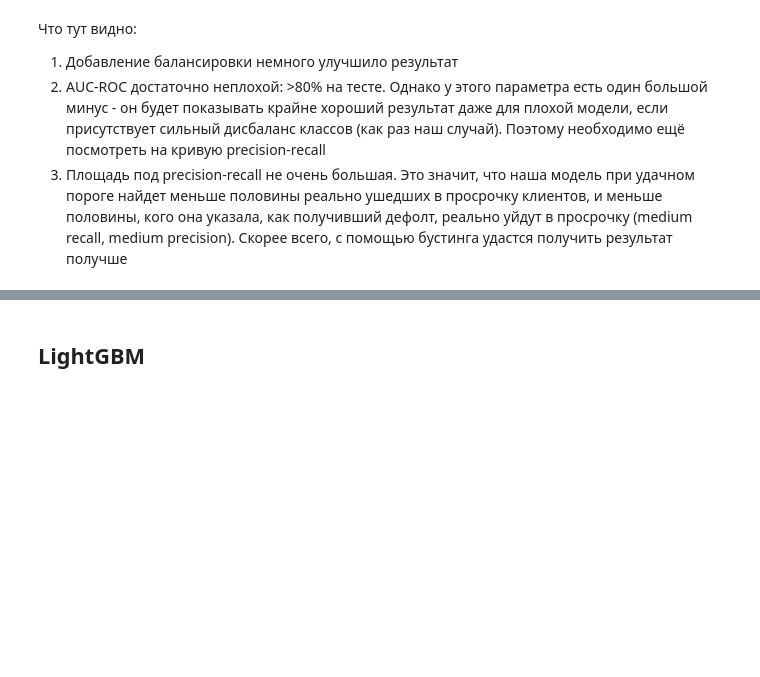
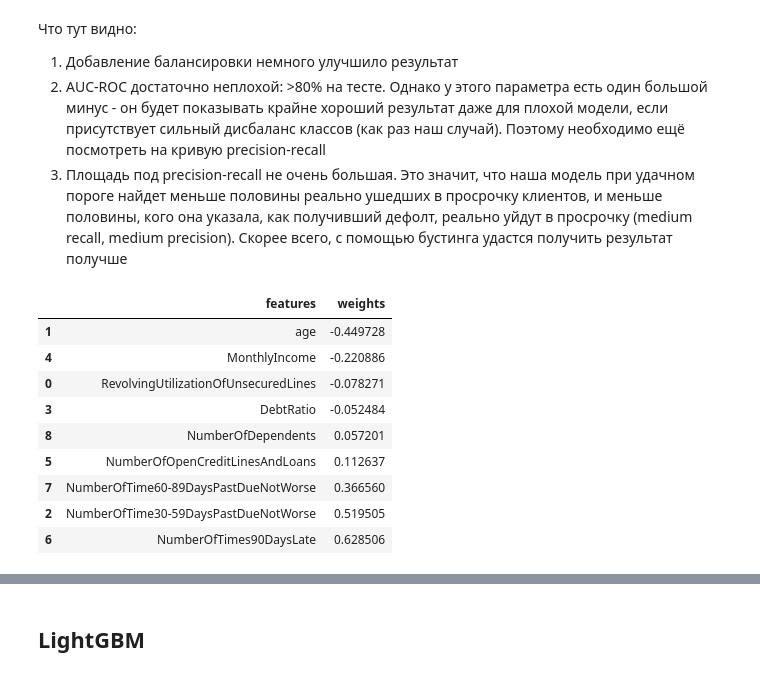
Before and after one commit to Astemir90/Raiff_Group5_CreditScoring, a Jupyter notebook: Project.ipynb, the cells around one changed output, grey strips where cells are left out. Saved outputs shown, nothing was run; the diff lists cells and outputs as text; code cells hidden in the pictures; blank space fills up the shorter version.

Commit message:
Add files via upload
Added weights

```diff
--- a/Project.ipynb
+++ b/Project.ipynb
@@ -142,7 +142,8 @@ df.groupby('SeriousDlqin2yrs')[features].mean()
 # %%
 df['age'] = df['age'].replace(0, df['age'].mode()[0])
 df['MonthlyIncome'].fillna(df['MonthlyIncome'].median(), inplace=True)
-df['NumberOfDependents'].fillna(df['NumberOfDependents'].median(), inplace=True)
+df['NumberOfDependents'].fillna(
+    df['NumberOfDependents'].median(), inplace=True)
 # %% [markdown]
 ### Отдельные признаки
 # %% [markdown]
@@ -310,7 +313,8 @@ TEST_SIZE = 0.25
 # %%
 from sklearn.model_selection import train_test_split
 
-X_train, X_test, y_train, y_test = train_test_split(X, y, test_size=TEST_SIZE, random_state=RANDOM_STATE)
+X_train, X_test, y_train, y_test = train_test_split(
+    X, y, test_size=TEST_SIZE, random_state=RANDOM_STATE)
 # %%
 from sklearn.preprocessing import StandardScaler
 
@@ -439,3 +448,19 @@ A system with high recall but low precision returns many results, but most of it
 1. Добавление балансировки немного улучшило результат
 1. AUC-ROC достаточно неплохой: >80% на тесте. Однако у этого параметра есть один большой минус - он будет показывать крайне хороший результат даже для плохой модели, если присутствует сильный дисбаланс классов (как раз наш случай). Поэтому необходимо ещё посмотреть на кривую precision-recall
 3. Площадь под precision-recall не очень большая. Это значит, что наша модель при удачном пороге найдет меньше половины реально ушедших в просрочку клиентов, и меньше половины, кого она указала, как получивший дефолт, реально уйдут в просрочку (medium recall, medium precision). Скорее всего, с помощью бустинга удастся получить результат получше
+# %%
+coef_table = pd.DataFrame(
+    {'features': list(features), 'weights': list(logit_reg_bal.coef_[0])})
+coef_table = coef_table.sort_values(by='weights')
+coef_table
+# %% [output]
+|  | features | weights |
+| 1 | age | -0.449728 |
+| 4 | MonthlyIncome | -0.220886 |
+| 0 | RevolvingUtilizationOfUnsecuredLines | -0.078271 |
+| 3 | DebtRatio | -0.052484 |
+| 8 | NumberOfDependents | 0.057201 |
+| 5 | NumberOfOpenCreditLinesAndLoans | 0.112637 |
+| 7 | NumberOfTime60-89DaysPastDueNotWorse | 0.366560 |
+| 2 | NumberOfTime30-59DaysPastDueNotWorse | 0.519505 |
+| 6 | NumberOfTimes90DaysLate | 0.628506 |
```
Also changed, not shown: parts of 17 cells of this notebook.
